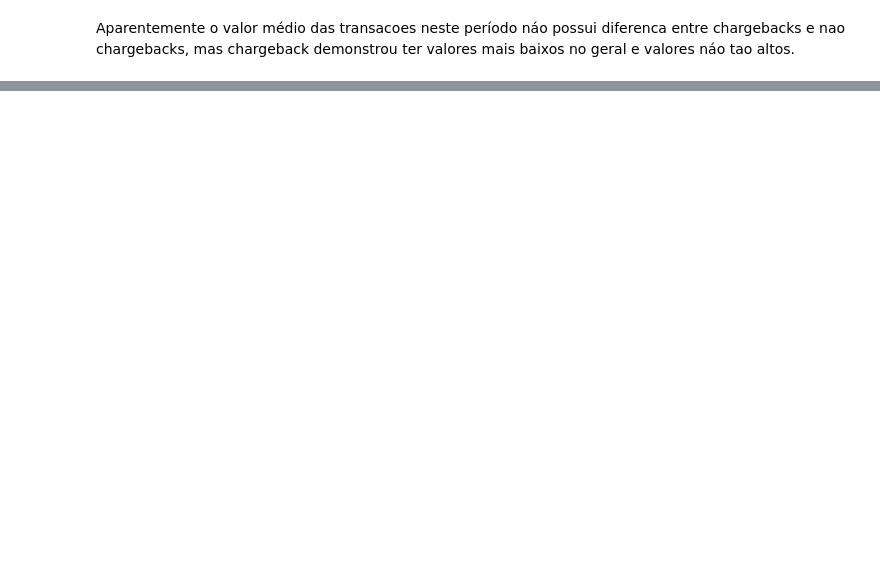
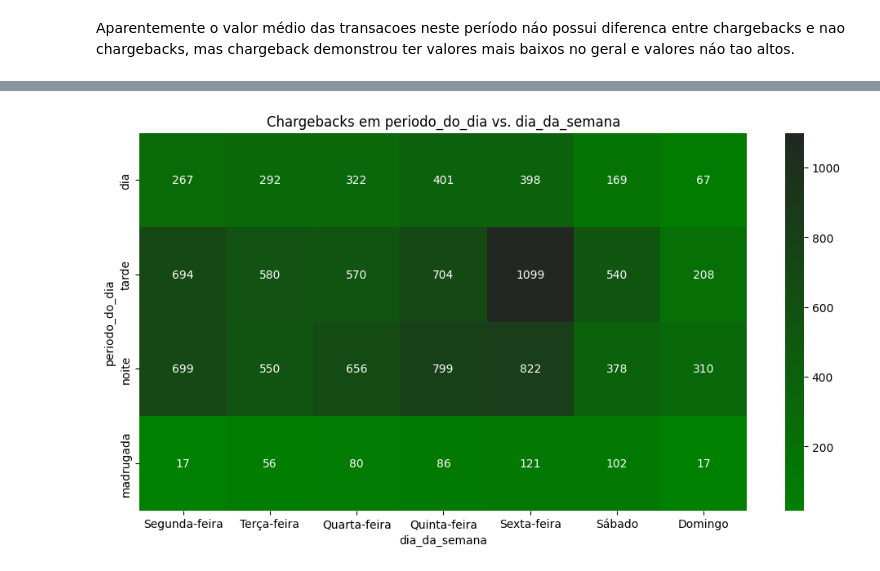
Before and after one commit to leticiacamposv/missao-data-science-stoneco, a Jupyter notebook: notebooks/2.0-lcv-exploratory-data-analysis.ipynb, the cells around one changed output, grey strips where cells are left out. Cells and saved outputs as stored; diff of their text form; code cells hidden in the pictures; blank space fills up the shorter version.

```diff
--- a/notebooks/2.0-lcv-exploratory-data-analysis.ipynb
+++ b/notebooks/2.0-lcv-exploratory-data-analysis.ipynb
@@ -87,0 +270,8 @@ Aparentemente o valor médio das transacoes neste período náo possui diferenca
+# %%
+tod_dow_pivot = df.pivot_table(index='periodo_do_dia', columns='dia_da_semana', aggfunc='size', fill_value=0)
+
+period_order = ['dia', 'tarde', 'noite', 'madrugada']
+days_order = ['Segunda-feira', 'Terça-feira', 'Quarta-feira', 'Quinta-feira', 'Sexta-feira', 'Sábado', 'Domingo']
+tod_dow_pivot = tod_dow_pivot.reindex(index=period_order, columns=days_order)
+
+tod_dow_pivot
@@ -87,0 +285,4 @@ Aparentemente o valor médio das transacoes neste período náo possui diferenca
+# %%
+pivot_heatmap(tod_dow_pivot, x=tod_dow_pivot.columns.name, y=tod_dow_pivot.index.name, fig_size=(12,6))
+# %% [output]
+[figure, added]
```
Also changed, not shown: parts of 25 cells of this notebook.
